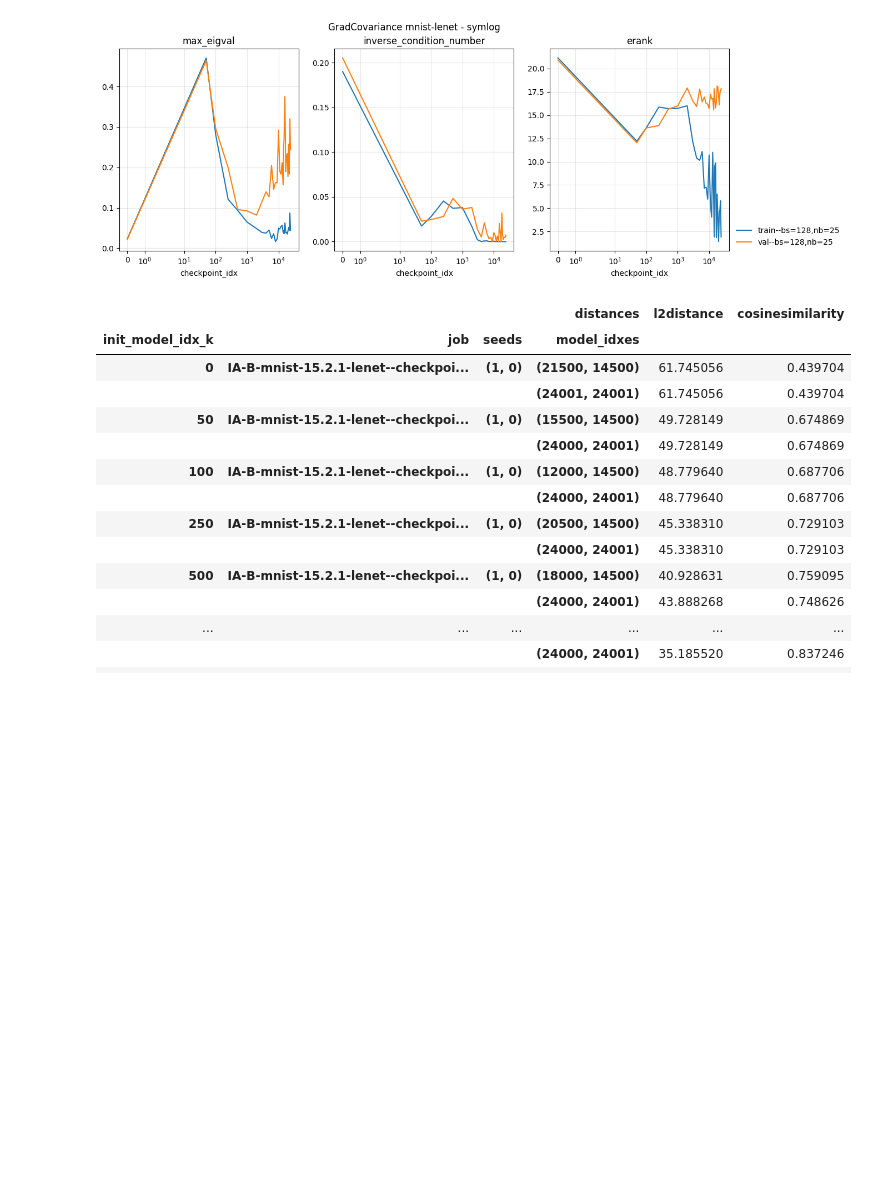
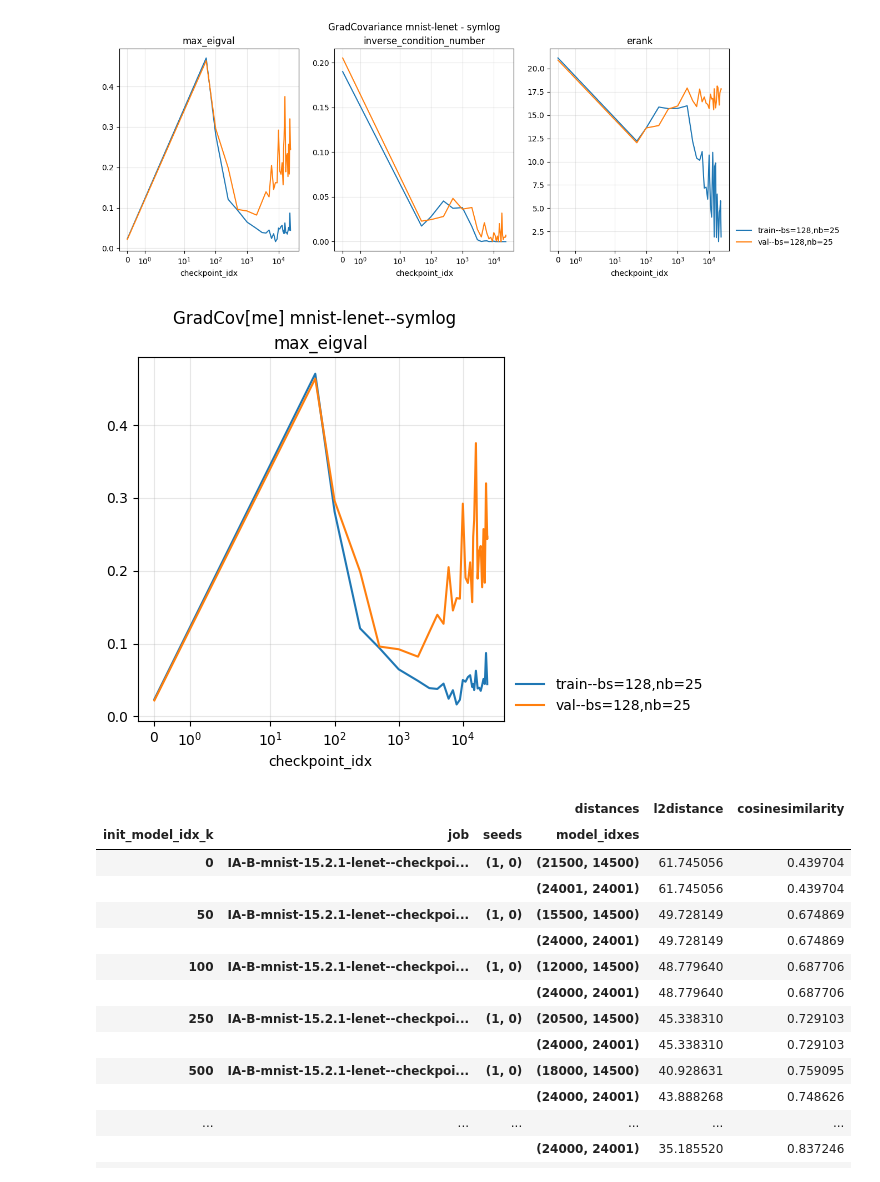
Before and after one commit to maximilianmbeck/lfmd_notebooks, a Jupyter notebook: lfmd_notebooks/15-cf10-lenet-linear_mode_connect.ipynb, the cells around one changed output. Saved outputs shown, nothing was run; the diff lists cells and outputs as text; code cells hidden in the pictures; blank space fills up the shorter version.

Commit message:
add max_eigval plot for covariance analysis

```diff
--- a/lfmd_notebooks/15-cf10-lenet-linear_mode_connect.ipynb
+++ b/lfmd_notebooks/15-cf10-lenet-linear_mode_connect.ipynb
@@ -93,6 +92,11 @@ scale = 'symlog'
 f = plot_covariance_statistics(stats, title=f'GradCovariance {spec} - {scale}', save_format='png', x_scale=scale)
 # %% [output]
 [figure]
+# %%
+scale = 'symlog'
+f = plot_covariance_statistics(stats, title=f'GradCov[me] {spec}--{scale}', save_format='png', x_scale=scale, statistic_names=['max_eigval'], figsize=(1 * 12 * 1 / 2.54, 1.5 * 8 * 1 / 2.54))
+# %% [output]
+[figure, added]
 # %%
 df = insta.combined_results_dfs['distances'].loc['default_params']
 df
```
Also changed, not shown: parts of 4 cells of this notebook, 3 other files.
